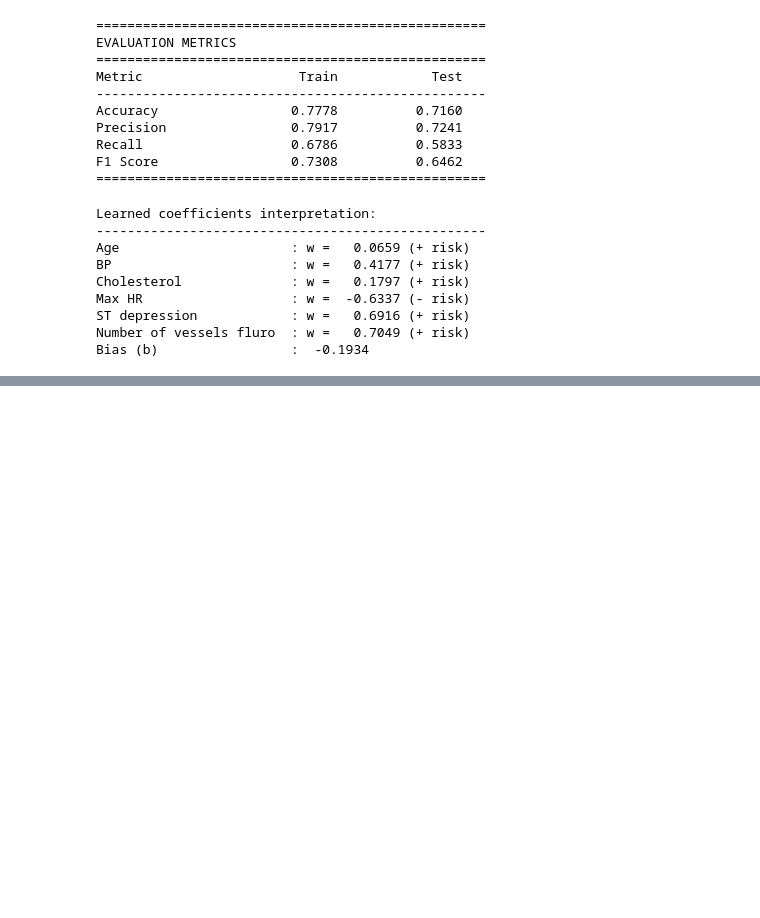
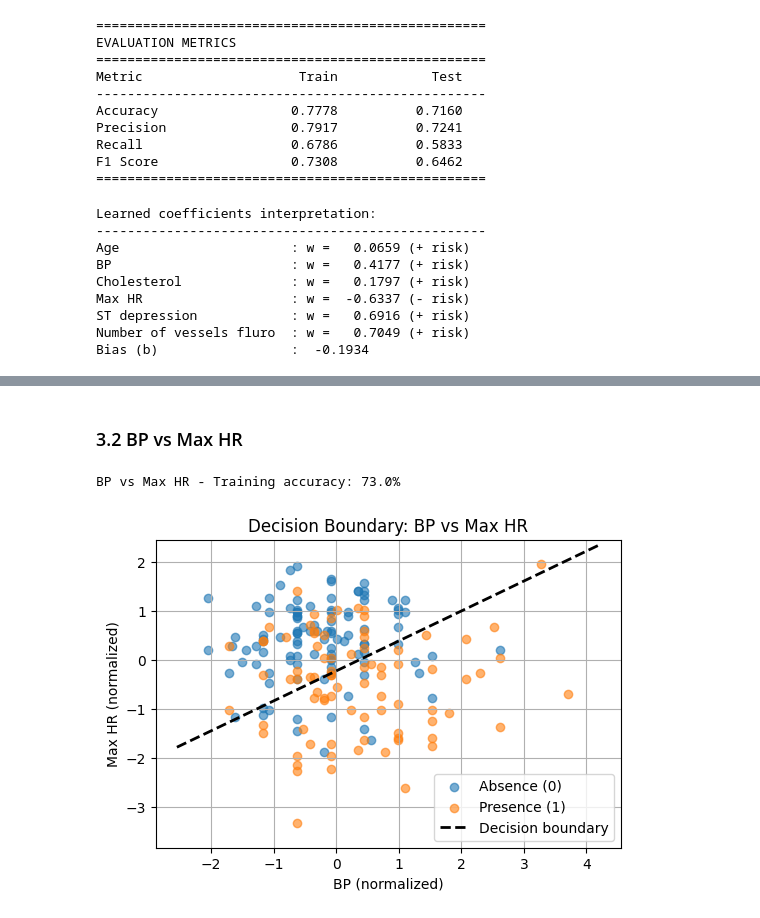
Before and after one commit to Carmo0982/Lab02TDSE, a Jupyter notebook: heart_disease_lr_analysis.ipynb, the cells around one changed output, grey strips where cells are left out. Cells and saved outputs as stored; diff of their text form; code cells hidden in the pictures; blank space fills up the shorter version.

```diff
--- a/heart_disease_lr_analysis.ipynb
+++ b/heart_disease_lr_analysis.ipynb
@@ -484,0 +599,22 @@ Bias (b)                 :  -0.1934
+# %% [markdown]
+### 3.2 BP vs Max HR
+# %%
+# Pair 2: BP vs Max HR
+idx1, idx2 = feature_indices['BP'], feature_indices['Max HR']
+X_pair2 = X_train_norm[:, [idx1, idx2]]
+
+# Train 2D model
+w_pair2, b_pair2, _ = gradient_descent(X_pair2, y_train, np.zeros(2), 0.0, alpha=0.1, num_iters=1000)
+
+# Evaluate
+y_pred_pair2 = predict(w_pair2, b_pair2, X_pair2)
+acc_pair2 = np.mean(y_pred_pair2 == y_train)
+print(f"BP vs Max HR - Training accuracy: {acc_pair2*100:.1f}%")
+
+# Plot
+plot_decision_boundary(X_pair2, y_train, w_pair2, b_pair2,
+                       ['BP (normalized)', 'Max HR (normalized)'],
+                       'Decision Boundary: BP vs Max HR')
+# %% [output]
+BP vs Max HR - Training accuracy: 73.0%
+[figure, added]
```
Also changed, not shown: parts of 13 cells of this notebook.
